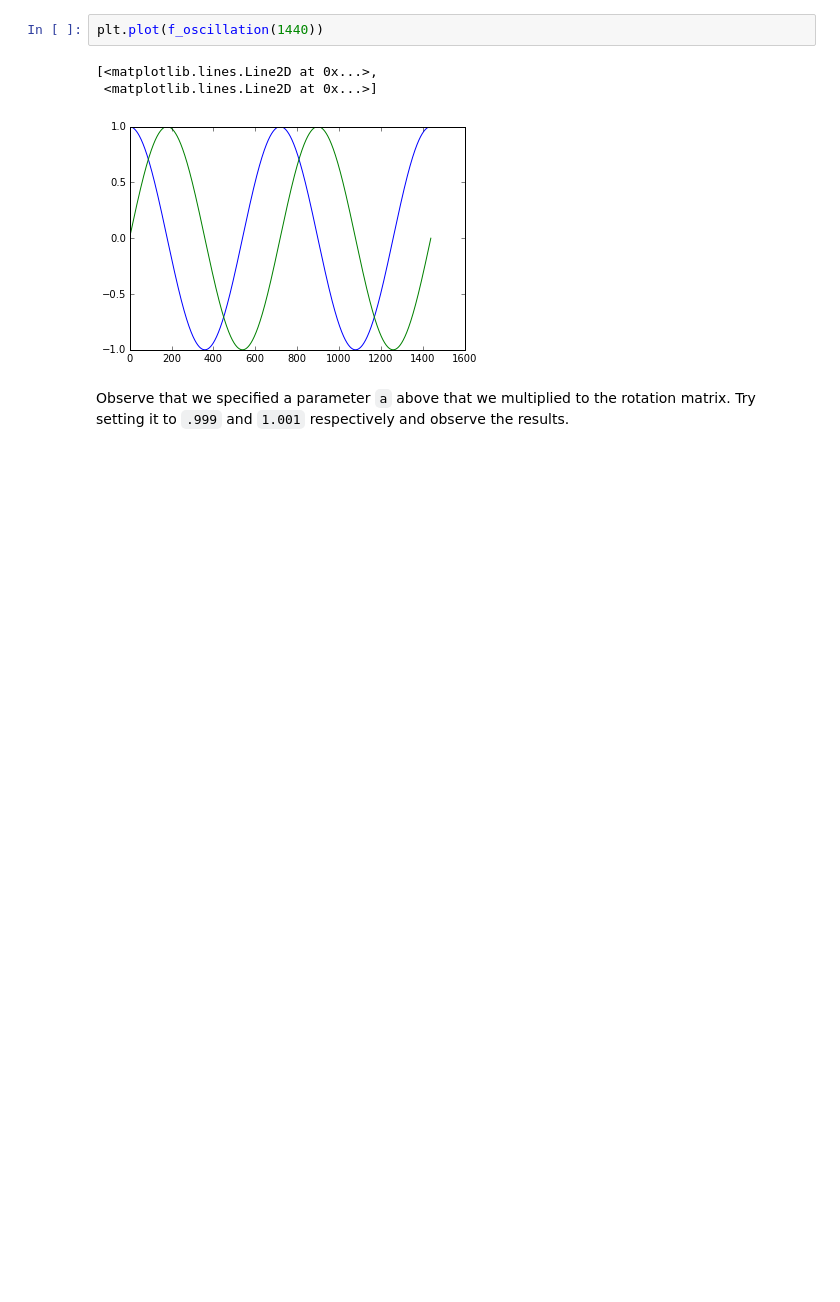
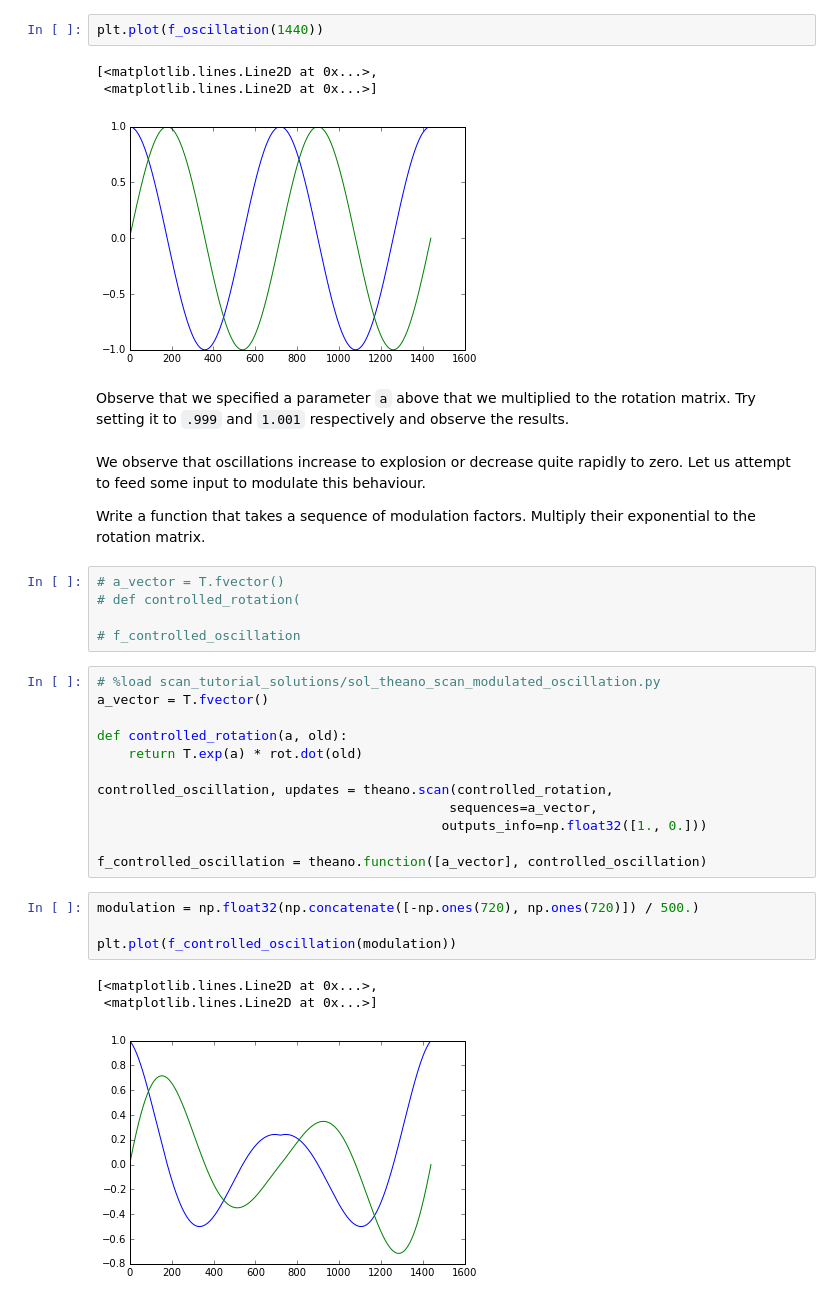
Before and after one commit to deeplearningparis/dl-rnn, a Jupyter notebook: For-loops with theano.ipynb, the cells around one changed output. Saved outputs shown, nothing was run; the diff lists cells and outputs as text; blank space fills up the shorter version.

Commit message:
modulated oscillating dynamical system

```diff
--- a/For-loops with theano.ipynb
+++ b/For-loops with theano.ipynb
@@ -564,3 +554,32 @@ plt.plot(f_oscillation(1440))
 [figure]
 # %% [markdown]
 Observe that we specified a parameter `a` above that we multiplied to the rotation matrix. Try setting it to `.999` and `1.001` respectively and observe the results.
+# %% [markdown]
+We observe that oscillations increase to explosion or decrease quite rapidly to zero. Let us attempt to feed some input to modulate this behaviour.
+
+Write a function that takes a sequence of modulation factors. Multiply their exponential to the rotation matrix.
+# %%
+# a_vector = T.fvector()
+# def controlled_rotation(
+
+# f_controlled_oscillation
+# %%
+# %load scan_tutorial_solutions/sol_theano_scan_modulated_oscillation.py
+a_vector = T.fvector()
+
+def controlled_rotation(a, old):
+    return T.exp(a) * rot.dot(old)
+
+controlled_oscillation, updates = theano.scan(controlled_rotation,
+                                             sequences=a_vector,
+                                            outputs_info=np.float32([1., 0.]))
+
+f_controlled_oscillation = theano.function([a_vector], controlled_oscillation)
+# %%
+modulation = np.float32(np.concatenate([-np.ones(720), np.ones(720)]) / 500.)
+
+plt.plot(f_controlled_oscillation(modulation))
+# %% [output]
+[<matplotlib.lines.Line2D at 0x...>,
+ <matplotlib.lines.Line2D at 0x...>]
+[figure, added]
```
Also changed, not shown: parts of 3 cells of this notebook, 1 other file.
